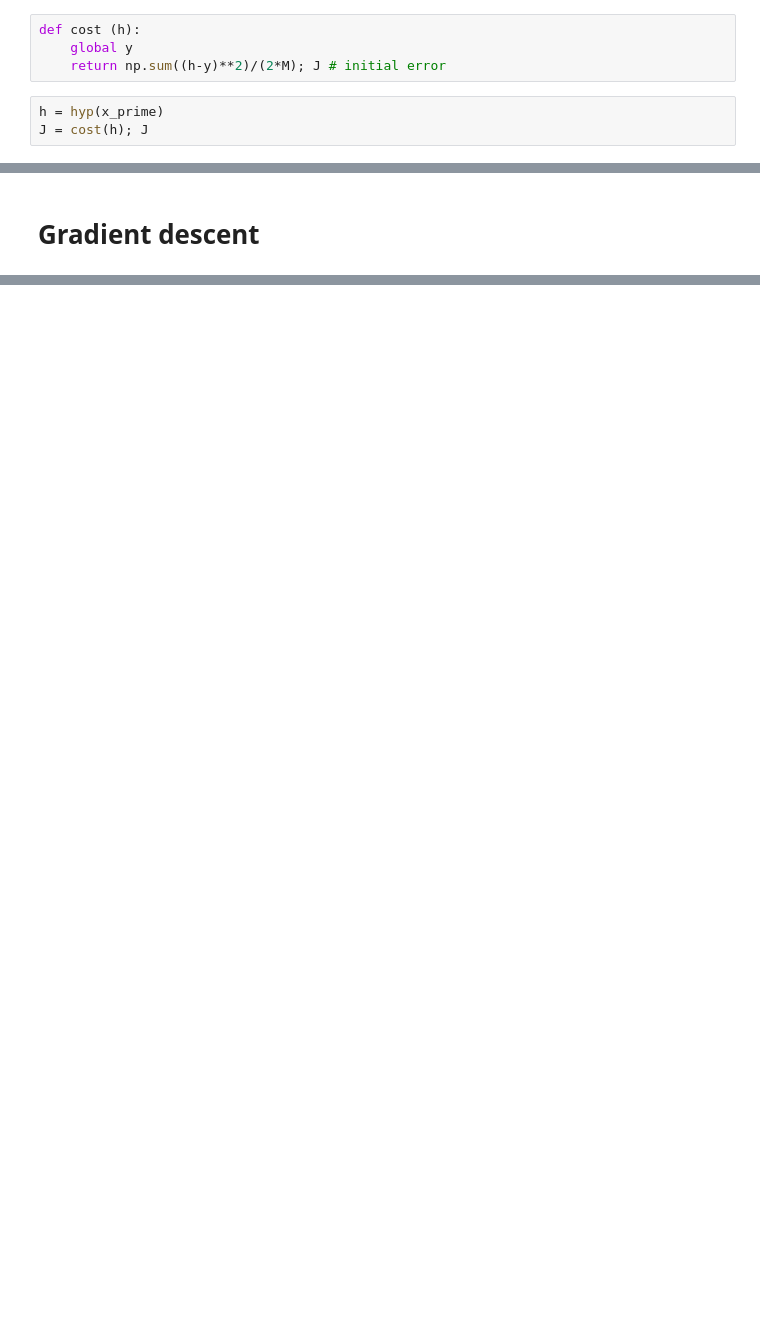
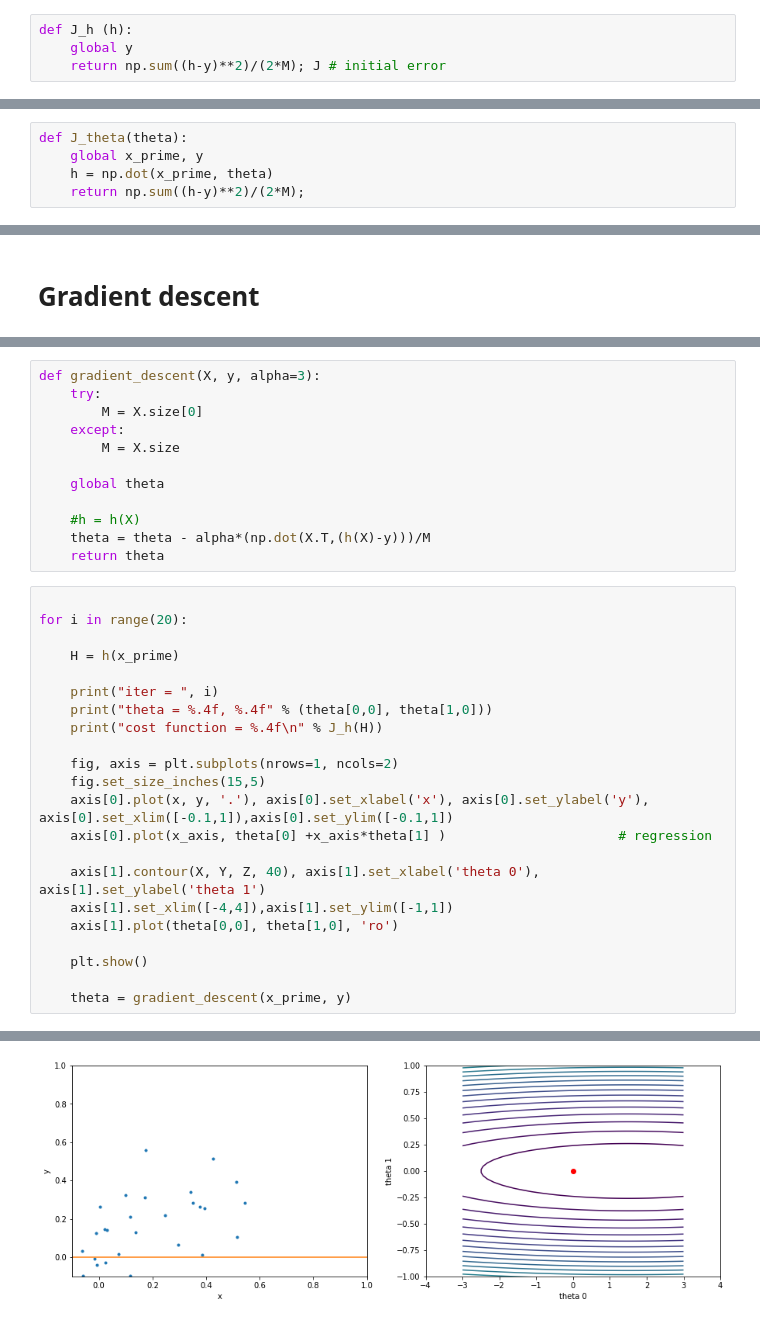
Before and after one commit to RafaelGoncalves8/Python-Data-Science-Notebooks, a Jupyter notebook: deliver/Linear Regression.ipynb, the cells around one changed output, grey strips where cells are left out. Drawn from its saved outputs; the diff is of its cells as text; blank space fills up the shorter version.

```diff
--- a/deliver/Linear Regression.ipynb
+++ b/deliver/Linear Regression.ipynb
@@ -80,9 +104,6 @@ def hyp (x_prime):
     global theta
     return np.dot(x_prime, theta)
 # %%
-def cost (h):
+def J_h (h):
     global y
     return np.sum((h-y)**2)/(2*M); J # initial error
-# %%
-h = hyp(x_prime)
-J = cost(h); J
@@ -90,0 +110,5 @@ J = cost(h); J
+# %%
+def J_theta(theta):
+    global x_prime, y
+    h = np.dot(x_prime, theta)
+    return np.sum((h-y)**2)/(2*M);
@@ -174,0 +160,35 @@ ValueError: shapes (50,) and (2,1) not aligned: 50 (dim 0) != 2 (dim 0)
+# %%
+def gradient_descent(X, y, alpha=3):
+    try:
+        M = X.size[0]
+    except:
+        M = X.size
+
+    global theta
+
+    #h = h(X)
+    theta = theta - alpha*(np.dot(X.T,(h(X)-y)))/M
+    return theta
+# %%
+
+for i in range(20):
+
+    H = h(x_prime)
+
+    print("iter = ", i)
+    print("theta = %.4f, %.4f" % (theta[0,0], theta[1,0]))
+    print("cost function = %.4f\n" % J_h(H))
+
+    fig, axis = plt.subplots(nrows=1, ncols=2)
+    fig.set_size_inches(15,5)
+    axis[0].plot(x, y, '.'), axis[0].set_xlabel('x'), axis[0].set_ylabel('y'), axis[0].set_xlim([-0.1,1]),axis[0].set_ylim([-0.1,1])
+    axis[0].plot(x_axis, theta[0] +x_axis*theta[1] )                      # regression
+
+    axis[1].contour(X, Y, Z, 40), axis[1].set_xlabel('theta 0'), axis[1].set_ylabel('theta 1')
+    axis[1].set_xlim([-4,4]),axis[1].set_ylim([-1,1])
+    axis[1].plot(theta[0,0], theta[1,0], 'ro')
+
+    plt.show()
+
+    theta = gradient_descent(x_prime, y)
+# %% [output]
@@ -174,0 +198 @@ ValueError: shapes (50,) and (2,1) not aligned: 50 (dim 0) != 2 (dim 0)
+[figure, added]
```
Also changed, not shown: parts of 20 cells of this notebook, 1 other file.
